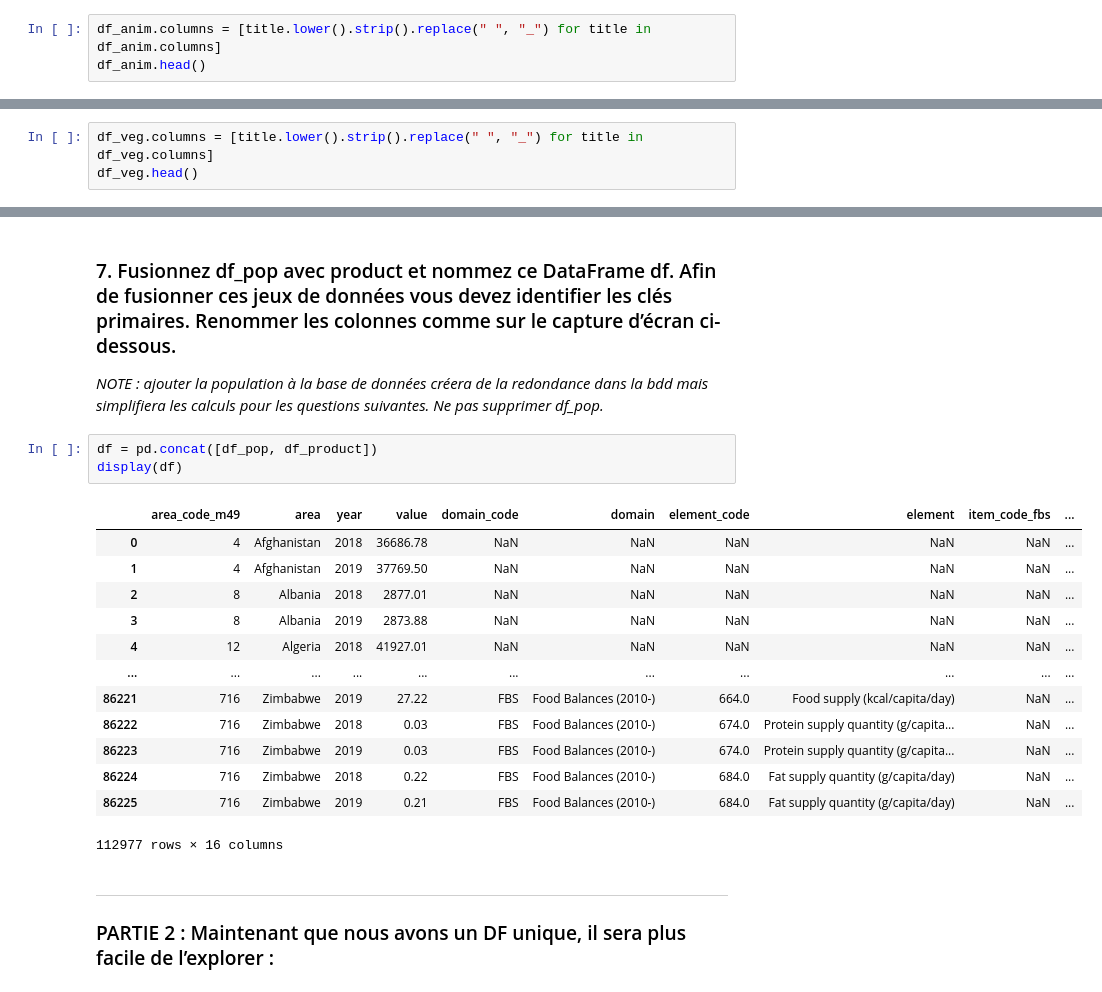
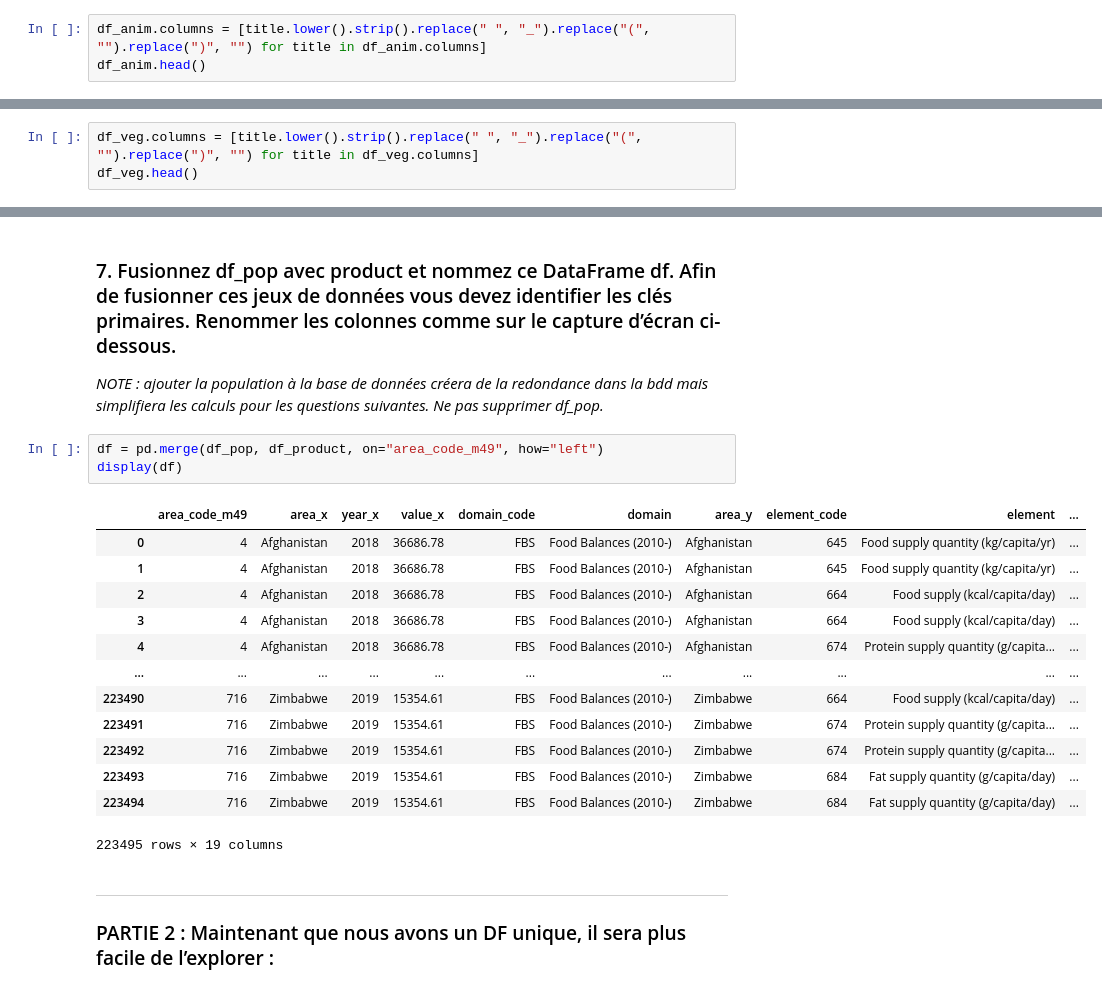
Before and after one commit to Hamza-Benhammou/brief_data_CCH, a Jupyter notebook: my_draft.ipynb, the cells around one changed output, grey strips where cells are left out. Drawn from its saved outputs; the diff is of its cells as text.

Commit message:
correction of exercise 7 (merge)

```diff
--- a/my_draft.ipynb
+++ b/my_draft.ipynb
@@ -11,6 +13,6 @@ df_pop = pd.read_csv("data_population.csv")
 - Remplacer les espaces par des underscores (ceux se situant entre les mots)
 - Tout mettre en minuscule
 # %%
-df_anim.columns = [title.lower().strip().replace(" ", "_") for title in df_anim.columns]
+df_anim.columns = [title.lower().strip().replace(" ", "_").replace("(", "").replace(")", "") for title in df_anim.columns]
 df_anim.head()
 # %% [output]
@@ -21,6 +23,6 @@ df_anim.head()
 | 3 | FBS | Food Balances (2010-) | 4 | Afghanistan | 664 | Food supply (kcal/capita/day) | S2731 | Bovine Meat | ... |
 | 4 | FBS | Food Balances (2010-) | 4 | Afghanistan | 674 | Protein supply quantity (g/capita... | S2731 | Bovine Meat | ... |
 # %%
-df_veg.columns = [title.lower().strip().replace(" ", "_") for title in df_veg.columns]
+df_veg.columns = [title.lower().strip().replace(" ", "_").replace("(", "").replace(")", "") for title in df_veg.columns]
 df_veg.head()
 # %% [output]
@@ -157,22 +159,22 @@ display(df_pop)
 
 *NOTE :  ajouter la population à la base de données créera de la redondance dans la bdd mais simplifiera les calculs pour les questions suivantes. Ne pas supprimer df_pop.*
 # %%
-df = pd.concat([df_pop, df_product])
+df = pd.merge(df_pop, df_product, on="area_code_m49", how="left")
 display(df)
 # %% [output]
-|  | area_code_m49 | area | year | value | domain_code | domain | element_code | element | item_code_fbs | ... |
-| 0 | 4 | Afghanistan | 2018 | 36686.78 | NaN | NaN | NaN | NaN | NaN | ... |
-| 1 | 4 | Afghanistan | 2019 | 37769.50 | NaN | NaN | NaN | NaN | NaN | ... |
-| 2 | 8 | Albania | 2018 | 2877.01 | NaN | NaN | NaN | NaN | NaN | ... |
-| 3 | 8 | Albania | 2019 | 2873.88 | NaN | NaN | NaN | NaN | NaN | ... |
-| 4 | 12 | Algeria | 2018 | 41927.01 | NaN | NaN | NaN | NaN | NaN | ... |
+|  | area_code_m49 | area_x | year_x | value_x | domain_code | domain | area_y | element_code | element | ... |
+| 0 | 4 | Afghanistan | 2018 | 36686.78 | FBS | Food Balances (2010-) | Afghanistan | 645 | Food supply quantity (kg/capita/yr) | ... |
+| 1 | 4 | Afghanistan | 2018 | 36686.78 | FBS | Food Balances (2010-) | Afghanistan | 645 | Food supply quantity (kg/capita/yr) | ... |
+| 2 | 4 | Afghanistan | 2018 | 36686.78 | FBS | Food Balances (2010-) | Afghanistan | 664 | Food supply (kcal/capita/day) | ... |
+| 3 | 4 | Afghanistan | 2018 | 36686.78 | FBS | Food Balances (2010-) | Afghanistan | 664 | Food supply (kcal/capita/day) | ... |
+| 4 | 4 | Afghanistan | 2018 | 36686.78 | FBS | Food Balances (2010-) | Afghanistan | 674 | Protein supply quantity (g/capita... | ... |
 | ... | ... | ... | ... | ... | ... | ... | ... | ... | ... | ... |
-| 86221 | 716 | Zimbabwe | 2019 | 27.22 | FBS | Food Balances (2010-) | 664.0 | Food supply (kcal/capita/day) | NaN | ... |
-| 86222 | 716 | Zimbabwe | 2018 | 0.03 | FBS | Food Balances (2010-) | 674.0 | Protein supply quantity (g/capita... | NaN | ... |
-| 86223 | 716 | Zimbabwe | 2019 | 0.03 | FBS | Food Balances (2010-) | 674.0 | Protein supply quantity (g/capita... | NaN | ... |
-| 86224 | 716 | Zimbabwe | 2018 | 0.22 | FBS | Food Balances (2010-) | 684.0 | Fat supply quantity (g/capita/day) | NaN | ... |
-| 86225 | 716 | Zimbabwe | 2019 | 0.21 | FBS | Food Balances (2010-) | 684.0 | Fat supply quantity (g/capita/day) | NaN | ... |
+| 223490 | 716 | Zimbabwe | 2019 | 15354.61 | FBS | Food Balances (2010-) | Zimbabwe | 664 | Food supply (kcal/capita/day) | ... |
+| 223491 | 716 | Zimbabwe | 2019 | 15354.61 | FBS | Food Balances (2010-) | Zimbabwe | 674 | Protein supply quantity (g/capita... | ... |
+| 223492 | 716 | Zimbabwe | 2019 | 15354.61 | FBS | Food Balances (2010-) | Zimbabwe | 674 | Protein supply quantity (g/capita... | ... |
+| 223493 | 716 | Zimbabwe | 2019 | 15354.61 | FBS | Food Balances (2010-) | Zimbabwe | 684 | Fat supply quantity (g/capita/day) | ... |
+| 223494 | 716 | Zimbabwe | 2019 | 15354.61 | FBS | Food Balances (2010-) | Zimbabwe | 684 | Fat supply quantity (g/capita/day) | ... |
-112977 rows × 16 columns
+223495 rows × 19 columns
 # %% [markdown]
 ---------------------------------------------
 
```
Also changed, not shown: parts of 7 cells of this notebook, 1 other file.
